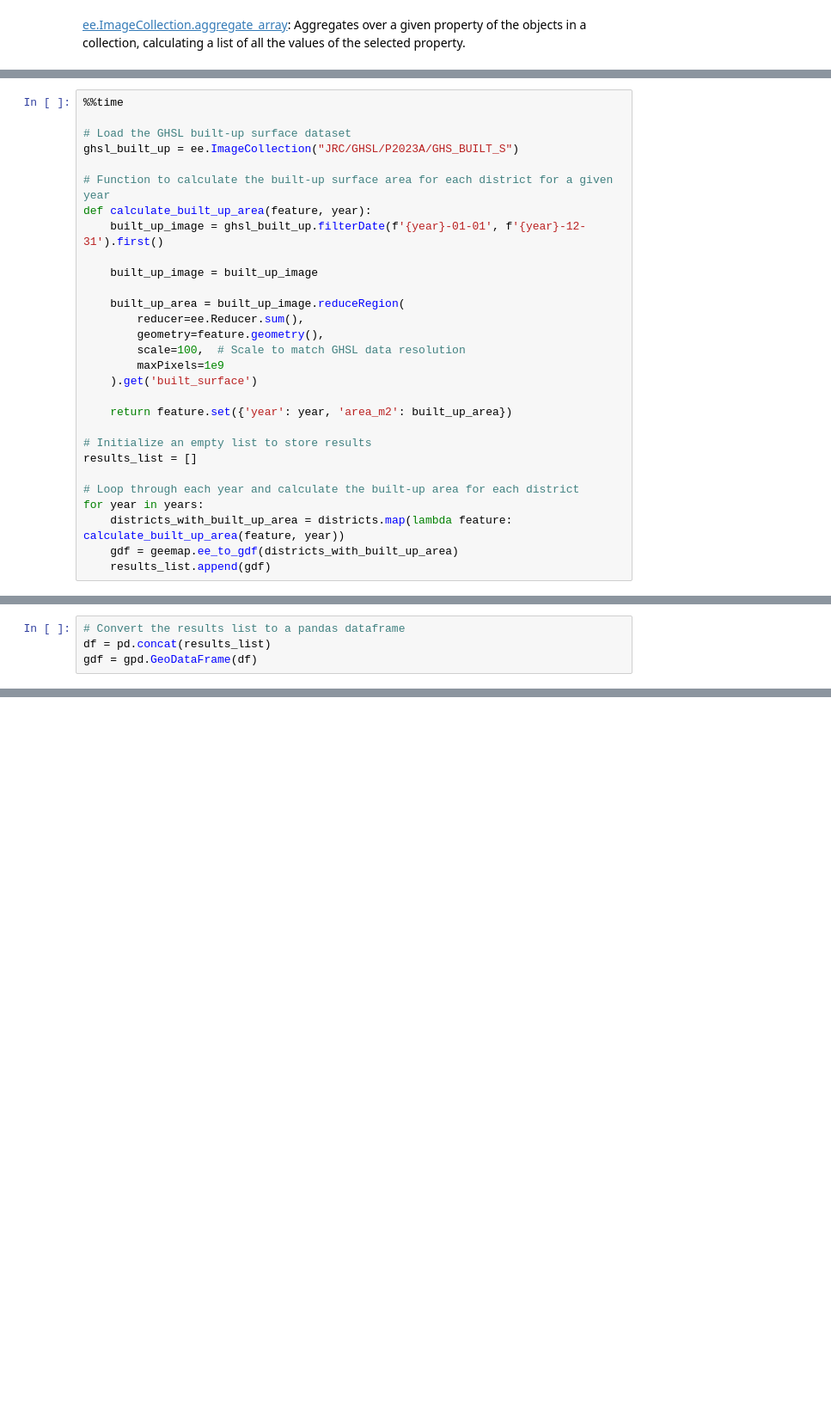
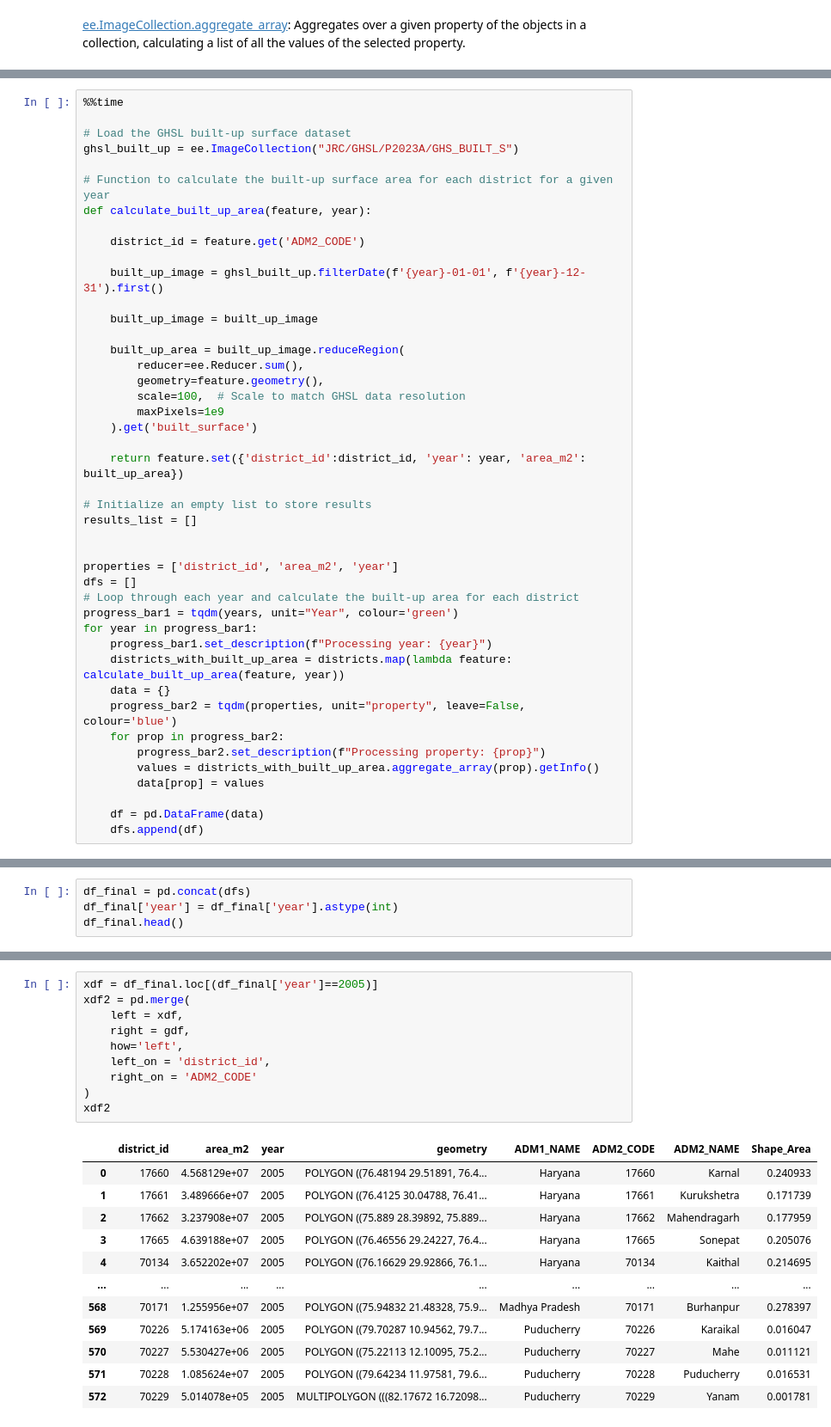
Before and after one commit to kavyajeetbora/end_to_end_gee_with_python, a Jupyter notebook: Development/District-Builtup-Index-GHSL.ipynb, the cells around one changed output, grey strips where cells are left out. Shown at 86% size. Saved outputs shown, nothing was run; the diff lists cells and outputs as text; blank space fills up the shorter version.

Commit message:
Add - district geometries and total built up area for each year

```diff
--- a/Development/District-Builtup-Index-GHSL.ipynb
+++ b/Development/District-Builtup-Index-GHSL.ipynb
@@ -30,6 +67,9 @@ ghsl_built_up = ee.ImageCollection("JRC/GHSL/P2023A/GHS_BUILT_S")
 
 # Function to calculate the built-up surface area for each district for a given year
 def calculate_built_up_area(feature, year):
+
+    district_id = feature.get('ADM2_CODE')
+
     built_up_image = ghsl_built_up.filterDate(f'{year}-01-01', f'{year}-12-31').first()
 
     built_up_image = built_up_image
@@ -41,14 +81,26 @@ def calculate_built_up_area(feature, year):
         maxPixels=1e9
     ).get('built_surface')
 
-    return feature.set({'year': year, 'area_m2': built_up_area})
+    return feature.set({'district_id':district_id, 'year': year, 'area_m2': built_up_area})
 
 # Initialize an empty list to store results
 results_list = []
 
+
+properties = ['district_id', 'area_m2', 'year']
+dfs = []
 # Loop through each year and calculate the built-up area for each district
-for year in years:
+progress_bar1 = tqdm(years, unit="Year", colour='green')
+for year in progress_bar1:
+    progress_bar1.set_description(f"Processing year: {year}")
     districts_with_built_up_area = districts.map(lambda feature: calculate_built_up_area(feature, year))
-    gdf = geemap.ee_to_gdf(districts_with_built_up_area)
-    results_list.append(gdf)
+    data = {}
+    progress_bar2 = tqdm(properties, unit="property", leave=False, colour='blue')
+    for prop in progress_bar2:
+        progress_bar2.set_description(f"Processing property: {prop}")
+        values = districts_with_built_up_area.aggregate_array(prop).getInfo()
+        data[prop] = values
+
+    df = pd.DataFrame(data)
+    dfs.append(df)
 # %% [output]
@@ -57,4 +108,0 @@ Wall time: 3min 31s
-# %%
-# Convert the results list to a pandas dataframe
-df = pd.concat(results_list)
-gdf = gpd.GeoDataFrame(df)
@@ -69,0 +111,4 @@ gdf.head()
+# %%
+df_final = pd.concat(dfs)
+df_final['year'] = df_final['year'].astype(int)
+df_final.head()
@@ -69,0 +124,23 @@ gdf.head()
+# %%
+xdf = df_final.loc[(df_final['year']==2005)]
+xdf2 = pd.merge(
+    left = xdf,
+    right = gdf,
+    how='left',
+    left_on = 'district_id',
+    right_on = 'ADM2_CODE'
+)
+xdf2
+# %% [output]
+|  | district_id | area_m2 | year | geometry | ADM1_NAME | ADM2_CODE | ADM2_NAME | Shape_Area |
+| 0 | 17660 | 4.568129e+07 | 2005 | POLYGON ((76.48194 29.51891, 76.4... | Haryana | 17660 | Karnal | 0.240933 |
+| 1 | 17661 | 3.489666e+07 | 2005 | POLYGON ((76.4125 30.04788, 76.41... | Haryana | 17661 | Kurukshetra | 0.171739 |
+| 2 | 17662 | 3.237908e+07 | 2005 | POLYGON ((75.889 28.39892, 75.889... | Haryana | 17662 | Mahendragarh | 0.177959 |
+| 3 | 17665 | 4.639188e+07 | 2005 | POLYGON ((76.46556 29.24227, 76.4... | Haryana | 17665 | Sonepat | 0.205076 |
+| 4 | 70134 | 3.652202e+07 | 2005 | POLYGON ((76.16629 29.92866, 76.1... | Haryana | 70134 | Kaithal | 0.214695 |
+| ... | ... | ... | ... | ... | ... | ... | ... | ... |
+| 568 | 70171 | 1.255956e+07 | 2005 | POLYGON ((75.94832 21.48328, 75.9... | Madhya Pradesh | 70171 | Burhanpur | 0.278397 |
+| 569 | 70226 | 5.174163e+06 | 2005 | POLYGON ((79.70287 10.94562, 79.7... | Puducherry | 70226 | Karaikal | 0.016047 |
+| 570 | 70227 | 5.530427e+06 | 2005 | POLYGON ((75.22113 12.10095, 75.2... | Puducherry | 70227 | Mahe | 0.011121 |
+| 571 | 70228 | 1.085624e+07 | 2005 | POLYGON ((79.64234 11.97581, 79.6... | Puducherry | 70228 | Puducherry | 0.016531 |
+| 572 | 70229 | 5.014078e+05 | 2005 | MULTIPOLYGON (((82.17672 16.72098... | Puducherry | 70229 | Yanam | 0.001781 |
```
Also changed, not shown: parts of 15 cells of this notebook.
